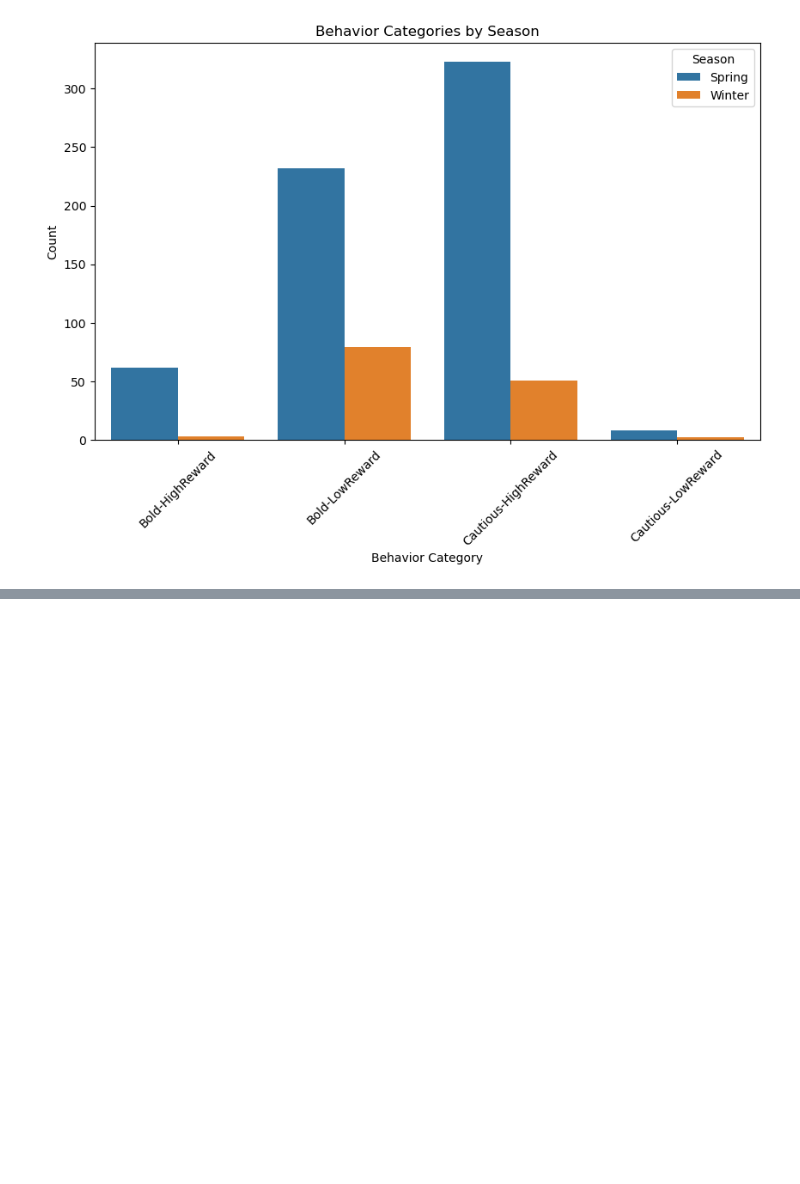
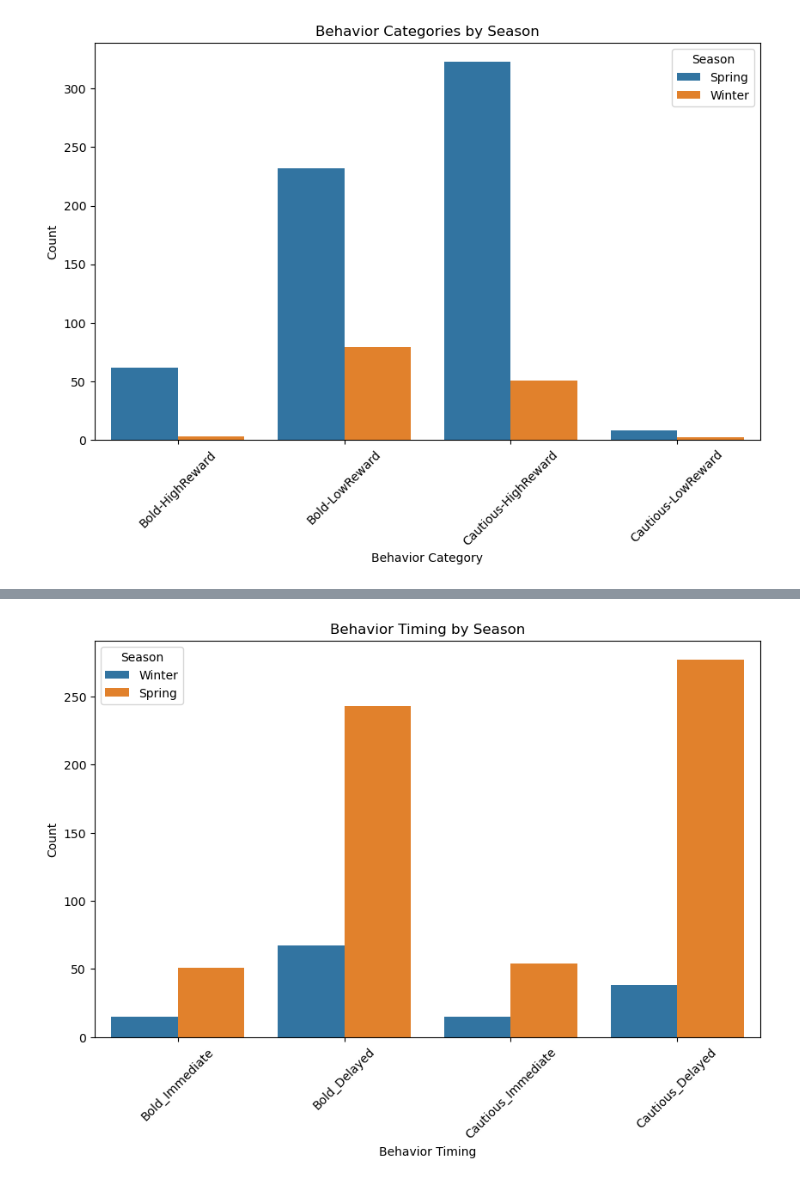
Before and after one commit to ipsakhadka/HIT140, a Jupyter notebook: Assignment3/assignment3.ipynb, the cells around one changed output, grey strips where cells are left out. Saved outputs shown, nothing was run; the diff lists cells and outputs as text; code cells hidden in the pictures; blank space fills up the shorter version.

```diff
--- a/Assignment3/assignment3.ipynb
+++ b/Assignment3/assignment3.ipynb
@@ -465,0 +514,21 @@ plt.show()
+# %%
+#comparing with season
+# Group by season and behavior_timing
+behavior_season_counts = d1_clean.groupby(['season', 'behavior_timing']).size().reset_index(name='count')
+
+# Map season numbers to labels
+season_map = {0: 'Winter', 1: 'Spring'}
+behavior_season_counts['season_label'] = behavior_season_counts['season'].map(season_map)
+
+# Plot
+plt.figure(figsize=(10,6))
+sns.barplot(x='behavior_timing', y='count', hue='season_label', data=behavior_season_counts,
+            order=['Bold_Immediate','Bold_Delayed','Cautious_Immediate','Cautious_Delayed'])
+plt.title('Behavior Timing by Season')
+plt.ylabel('Count')
+plt.xlabel('Behavior Timing')
+plt.xticks(rotation=45)
+plt.legend(title='Season')
+plt.show()
+# %% [output]
+[figure, added]
```
Also changed, not shown: parts of 16 cells of this notebook.
